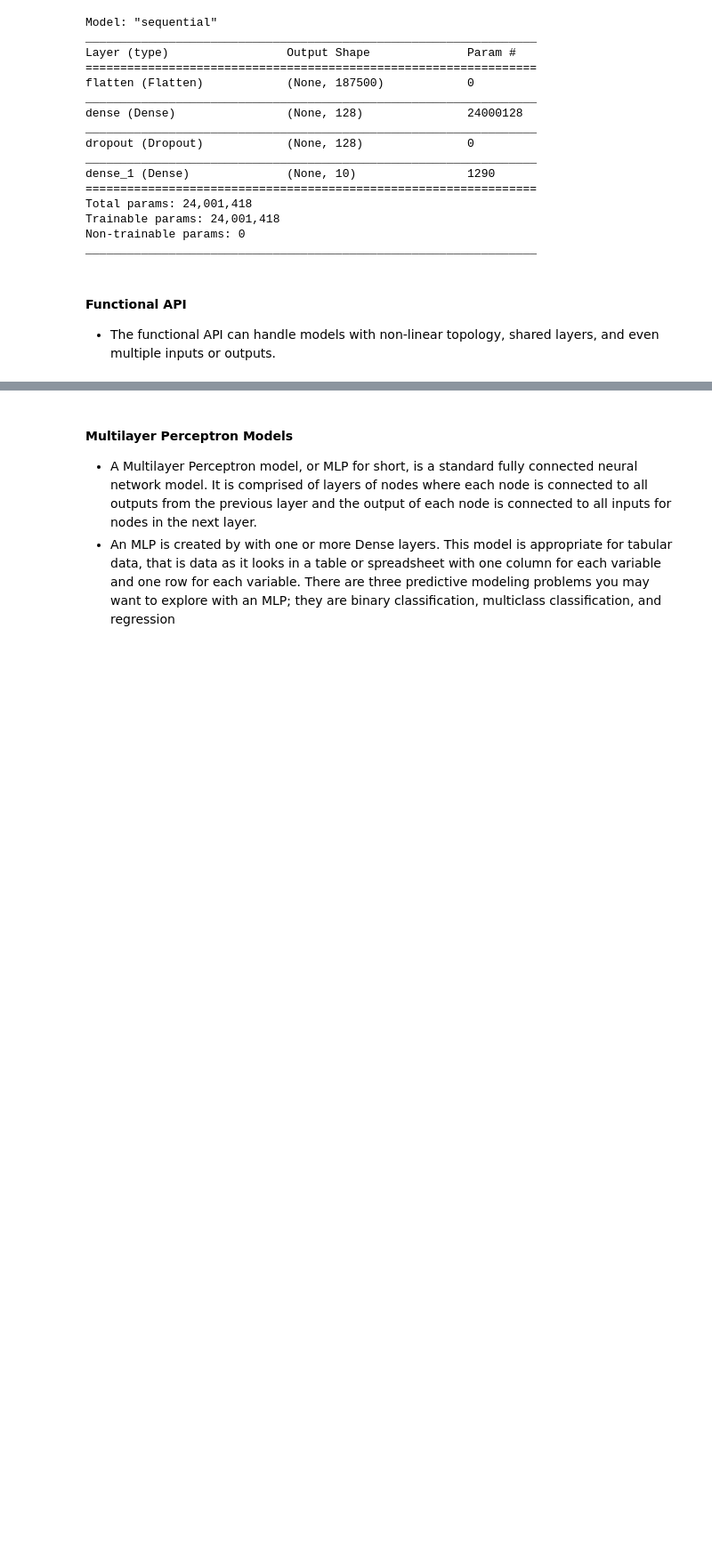
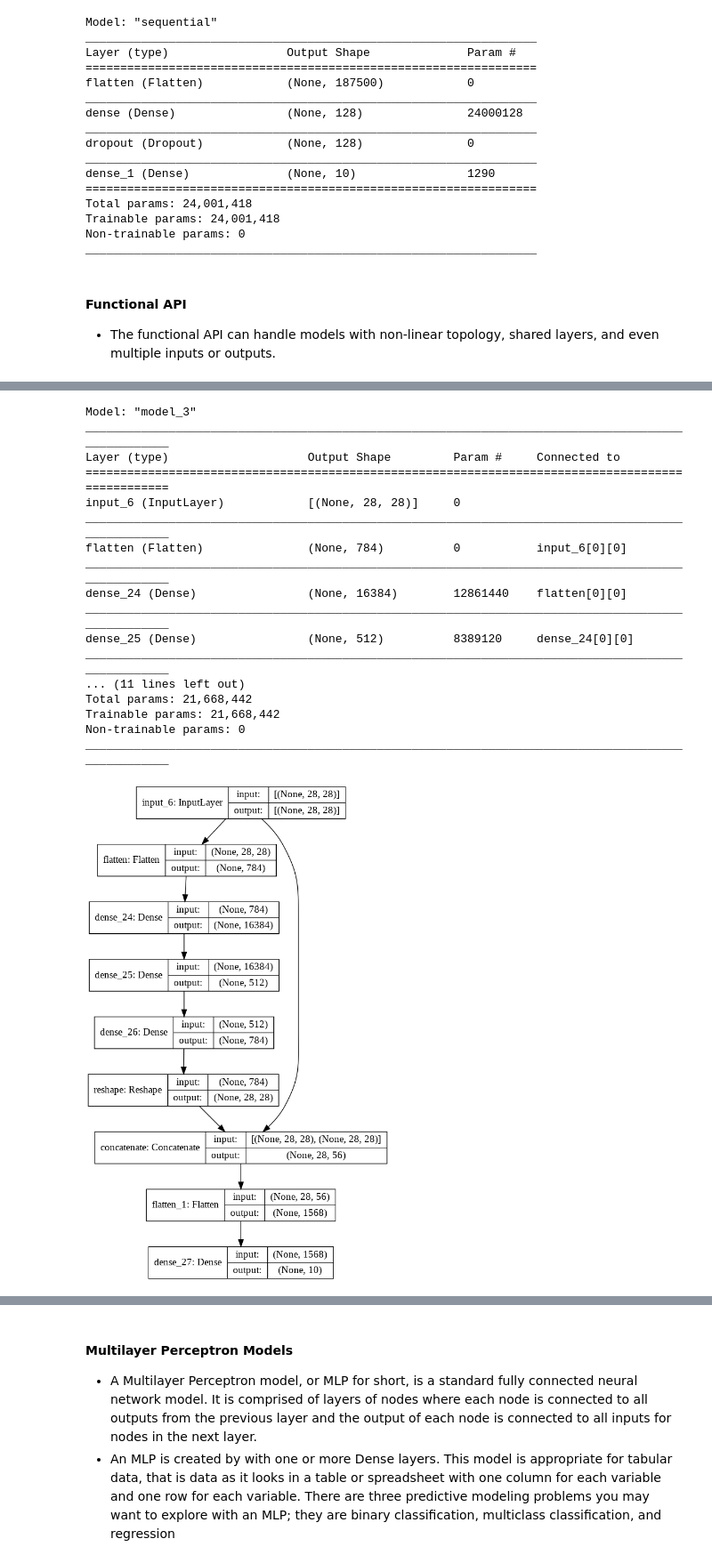
Before and after one commit to sandhyaparna/Python-DataScience-CookBook, a Jupyter notebook: Tensorflow.ipynb, the cells around one changed output, grey strips where cells are left out. Shown at 89% size. Cells and saved outputs as stored; diff of their text form; code cells hidden in the pictures; blank space fills up the shorter version.

```diff
--- a/Tensorflow.ipynb
+++ b/Tensorflow.ipynb
@@ -152,0 +160,35 @@ _________________________________________________________________
+# %%
+# Functional API is used to connect layers
+input_ = tf.keras.layers.Input(shape=[28, 28])
+flatten = tf.keras.layers.Flatten(input_shape=[28, 28])(input_)
+hidden1 = tf.keras.layers.Dense(2**14, activation="relu")(flatten)
+hidden2 = tf.keras.layers.Dense(512, activation='relu')(hidden1)
+hidden3 = tf.keras.layers.Dense(28*28, activation='relu')(hidden2)
+reshap = tf.keras.layers.Reshape((28, 28))(hidden3)
+concat_ = tf.keras.layers.Concatenate()([input_, reshap])
+flatten2 = tf.keras.layers.Flatten(input_shape=[28, 28])(concat_)
+output = tf.keras.layers.Dense(10, activation='softmax')(flatten2)
+model = tf.keras.Model(inputs=[input_], outputs=[output] )
+model.summary()
+
+# summarize the model
+plot_model(model, 'model.png', show_shapes=True)
+# %% [output]
+Model: "model_3"
+__________________________________________________________________________________________________
+Layer (type)                    Output Shape         Param #     Connected to
+==================================================================================================
+input_6 (InputLayer)            [(None, 28, 28)]     0
+__________________________________________________________________________________________________
+flatten (Flatten)               (None, 784)          0           input_6[0][0]
+__________________________________________________________________________________________________
+dense_24 (Dense)                (None, 16384)        12861440    flatten[0][0]
+__________________________________________________________________________________________________
+dense_25 (Dense)                (None, 512)          8389120     dense_24[0][0]
+__________________________________________________________________________________________________
+... (11 lines left out)
+Total params: 21,668,442
+Trainable params: 21,668,442
+Non-trainable params: 0
+__________________________________________________________________________________________________
+[figure, added]
```
Also changed, not shown: parts of 9 cells of this notebook.
